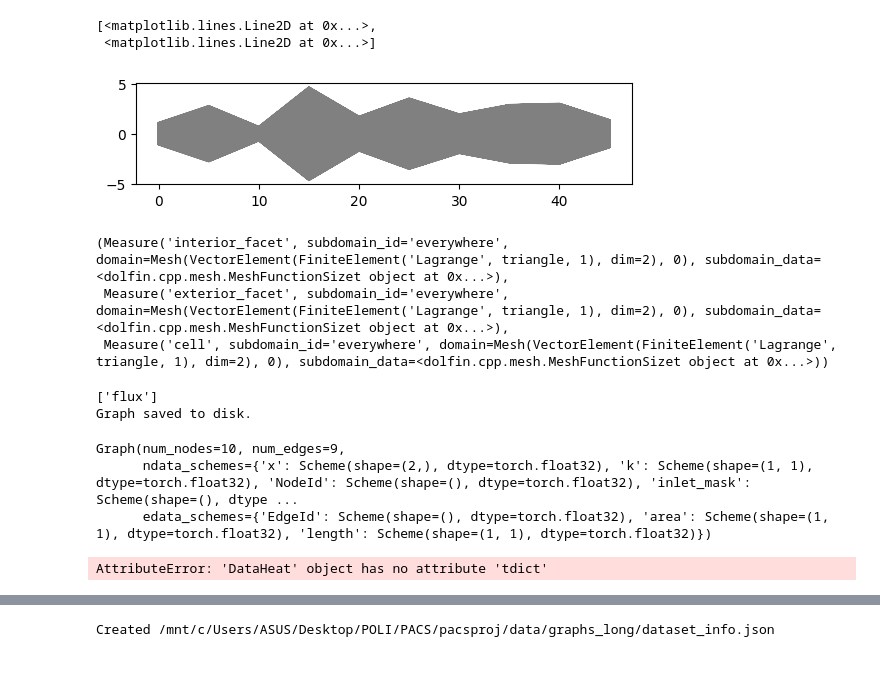
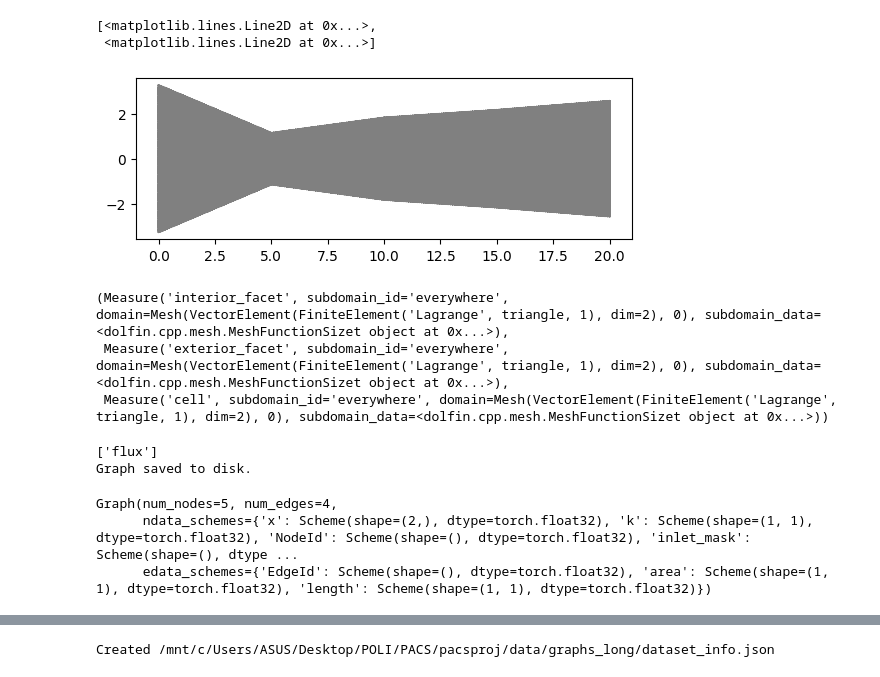
Before and after one commit to itsmebonny/pacsproj, a Jupyter notebook: RectangularDG.ipynb, the cells around one changed output, grey strips where cells are left out. Saved outputs shown, nothing was run; the diff lists cells and outputs as text; code cells hidden in the pictures.

```diff
--- a/RectangularDG.ipynb
+++ b/RectangularDG.ipynb
@@ -52,11 +34,11 @@ Conversion done
 # %%
-mesh_load = gd.MeshLoader("data/mesh_long/RandomMesh_4")
+mesh_load = gd.MeshLoader("data/mesh01/RandomMesh_4")
 mesh = mesh_load.mesh
 bounds = mesh_load.bounds
 face = mesh_load.face
 plot(mesh)
 # %% [output]
 [<matplotlib.lines.Line2D at 0x...>,
  <matplotlib.lines.Line2D at 0x...>]
-[figure, old version]
+[figure, new version]
 # %%
@@ -71,7 +53,7 @@ mesh_load.measure_definition()
 # %%
 set_log_active(False)
 V = FunctionSpace(mesh_load.mesh,"DG",1)
-k = 80
+k = 2
 f = Constant(0.0)
 u0 = Expression('0.0',degree=0)
 # f = Expression('exp(-a*pow(x[0], 2) - a*pow(x[1]-2.5, 2))',degree=2, a=0.2)
@@ -85,7 +67,7 @@ def gaussian(t,a,b,c):
     return a*np.exp(-(t-b)**2/c**2)
 
 time = np.linspace(0,T,timesteps)
-g = Expression('a*exp(-(t-b)*(t-b)/c/c)',degree=2,a=5,b=2.5,c=1,t=0)
+g = Expression('a*exp(-(t-b)*(t-b)/c/c)',degree=2,a=2,b=2.5,c=1,t=0)
 
 heat_gaussian = gd.Heat(mesh_load,V,k,f,u0,dt,T,g)
 heat_gaussian.solve()
@@ -94,10 +76,6 @@ data.save_graph(output_dir = "data/graphs_test/")
 # %% [output]
 ['flux']
 Graph saved to disk.
-Graph(num_nodes=10, num_edges=9,
+Graph(num_nodes=5, num_edges=4,
       ndata_schemes={'x': Scheme(shape=(2,), dtype=torch.float32), 'k': Scheme(shape=(1, 1), dtype=torch.float32), 'NodeId': Scheme(shape=(), dtype=torch.float32), 'inlet_mask': Scheme(shape=(), dtype ...
       edata_schemes={'EdgeId': Scheme(shape=(), dtype=torch.float32), 'area': Scheme(shape=(1, 1), dtype=torch.float32), 'length': Scheme(shape=(1, 1), dtype=torch.float32)})
-# %%
-data.tdict['flux']
-# %% [output]
-AttributeError: 'DataHeat' object has no attribute 'tdict'
```
Also changed, not shown: parts of 3 cells of this notebook, 5 other files.
